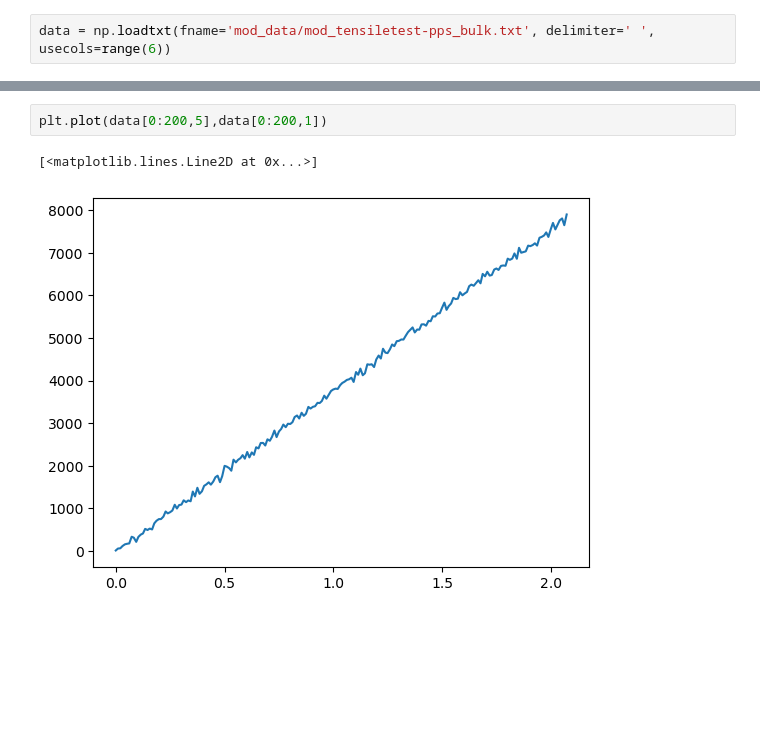
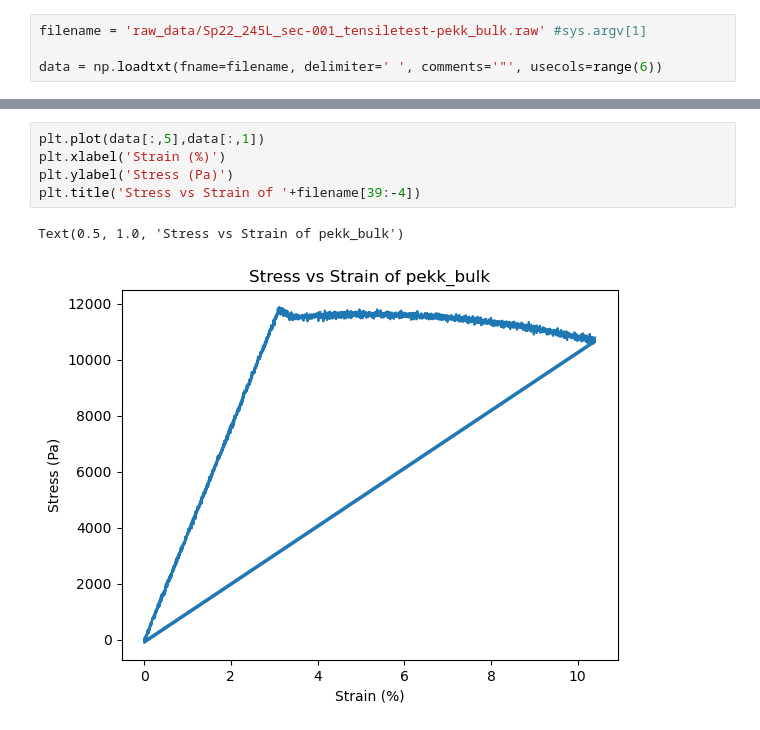
Before and after one commit to Ryn-Oliphant/mse150s23-project1, a Jupyter notebook: Plots_for_Data.ipynb, the cells around one changed output, grey strips where cells are left out. Drawn from its saved outputs; the diff is of its cells as text; blank space fills up the shorter version.

Commit message:
Fixed loadtxt to work for the raw data so modified data is not needed

```diff
--- a/Plots_for_Data.ipynb
+++ b/Plots_for_Data.ipynb
@@ -4,2 +5,4 @@ import matplotlib.pyplot as plt
 # %%
-data = np.loadtxt(fname='mod_data/mod_tensiletest-pps_bulk.txt', delimiter=' ', usecols=range(6))
+filename = 'raw_data/Sp22_245L_sec-001_tensiletest-pekk_bulk.raw' #sys.argv[1]
+
+data = np.loadtxt(fname=filename, delimiter=' ', comments='"', usecols=range(6))
@@ -20,5 +24,8 @@ Young's Modulus =  3798.4149658615943
 # %%
-plt.plot(data[0:200,5],data[0:200,1])
+plt.plot(data[:,5],data[:,1])
+plt.xlabel('Strain (%)')
+plt.ylabel('Stress (Pa)')
+plt.title('Stress vs Strain of '+filename[39:-4])
 # %% [output]
-[<matplotlib.lines.Line2D at 0x...>]
+Text(0.5, 1.0, 'Stress vs Strain of pekk_bulk')
-[figure, old version]
+[figure, new version]
```
Also changed, not shown: parts of 4 cells of this notebook, 1 other file.
